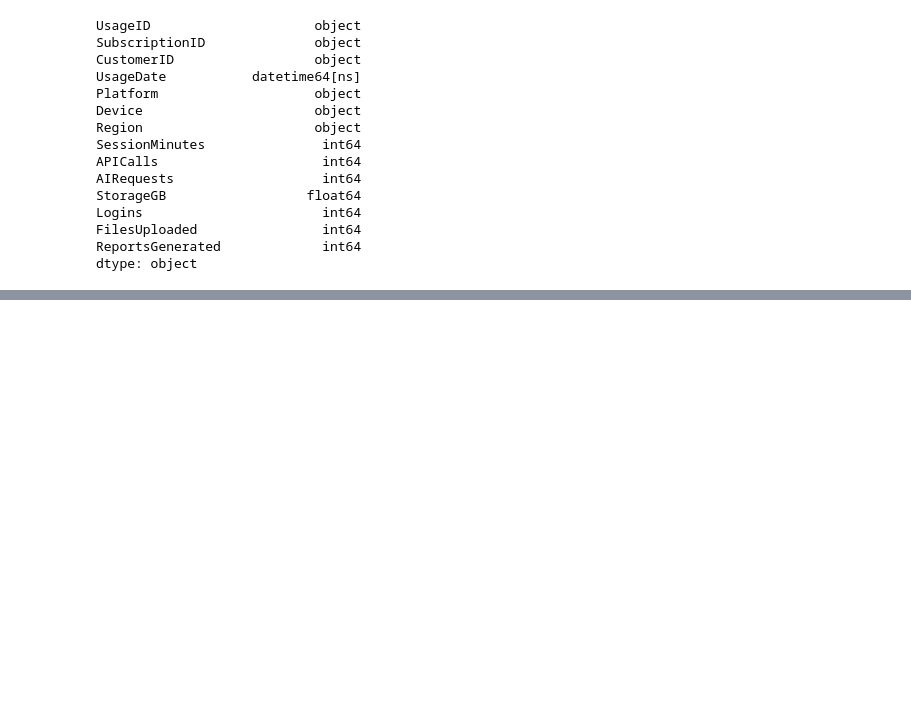
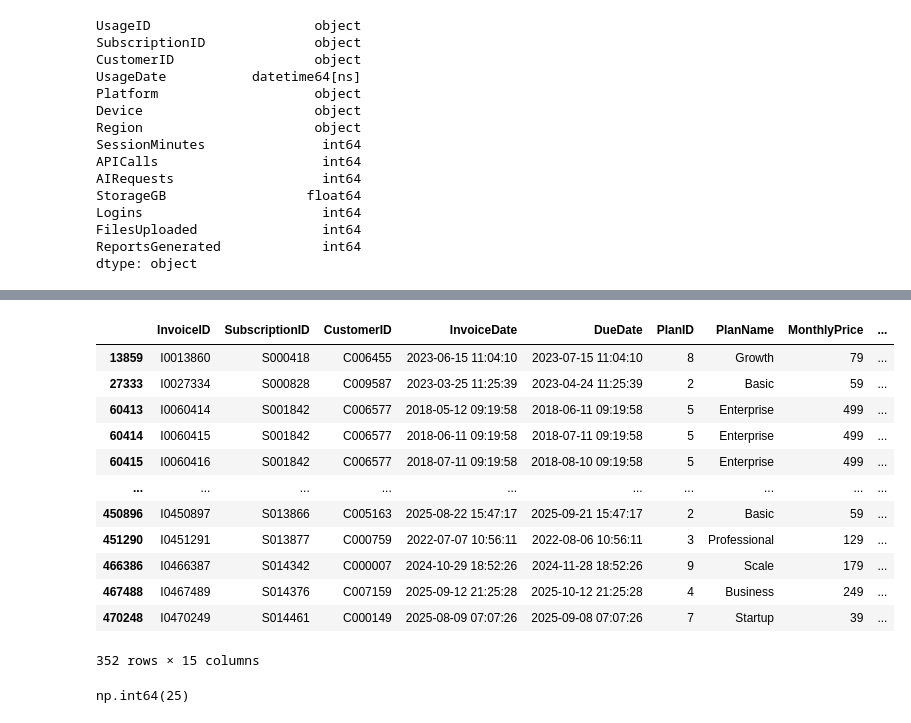
Before and after one commit to ZeeshanTalpur/Project-NexusPulse-SaaS-Profitability-Analysis, a Jupyter notebook: Notebooks/Data Cleaning.ipynb, the cells around one changed output, grey strips where cells are left out. Cells and saved outputs as stored; diff of their text form; code cells hidden in the pictures; blank space fills up the shorter version.

Commit message:
4 Tables done for Business Rules Validation

```diff
--- a/Notebooks/Data Cleaning.ipynb
+++ b/Notebooks/Data Cleaning.ipynb
@@ -1930,0 +1987,16 @@ dtype: object
+# %%
+invoices[invoices["DiscountPercent"] == 120]
+# %% [output]
+|  | InvoiceID | SubscriptionID | CustomerID | InvoiceDate | DueDate | PlanID | PlanName | MonthlyPrice | ... |
+| 13859 | I0013860 | S000418 | C006455 | 2023-06-15 11:04:10 | 2023-07-15 11:04:10 | 8 | Growth | 79 | ... |
+| 27333 | I0027334 | S000828 | C009587 | 2023-03-25 11:25:39 | 2023-04-24 11:25:39 | 2 | Basic | 59 | ... |
+| 60413 | I0060414 | S001842 | C006577 | 2018-05-12 09:19:58 | 2018-06-11 09:19:58 | 5 | Enterprise | 499 | ... |
+| 60414 | I0060415 | S001842 | C006577 | 2018-06-11 09:19:58 | 2018-07-11 09:19:58 | 5 | Enterprise | 499 | ... |
+| 60415 | I0060416 | S001842 | C006577 | 2018-07-11 09:19:58 | 2018-08-10 09:19:58 | 5 | Enterprise | 499 | ... |
+| ... | ... | ... | ... | ... | ... | ... | ... | ... | ... |
+| 450896 | I0450897 | S013866 | C005163 | 2025-08-22 15:47:17 | 2025-09-21 15:47:17 | 2 | Basic | 59 | ... |
+| 451290 | I0451291 | S013877 | C000759 | 2022-07-07 10:56:11 | 2022-08-06 10:56:11 | 3 | Professional | 129 | ... |
+| 466386 | I0466387 | S014342 | C000007 | 2024-10-29 18:52:26 | 2024-11-28 18:52:26 | 9 | Scale | 179 | ... |
+| 467488 | I0467489 | S014376 | C007159 | 2025-09-12 21:25:28 | 2025-10-12 21:25:28 | 4 | Business | 249 | ... |
+| 470248 | I0470249 | S014461 | C000149 | 2025-08-09 07:07:26 | 2025-09-08 07:07:26 | 7 | Startup | 39 | ... |
+352 rows × 15 columns
@@ -1930,0 +2007,12 @@ dtype: object
+# %%
+(
+    (
+        (invoices["DiscountPercent"] == 120)
+        &
+        (invoices["CalculatedDiscount"] >= 0)
+        &
+        (invoices["CalculatedDiscount"] <= 30)
+    )
+).sum()
+# %% [output]
+np.int64(25)
```
Also changed, not shown: parts of 49 cells of this notebook.
